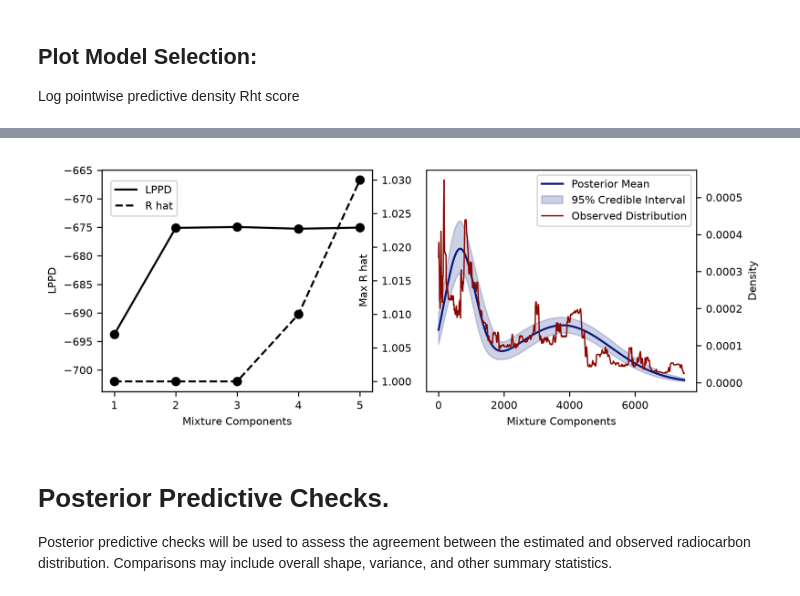
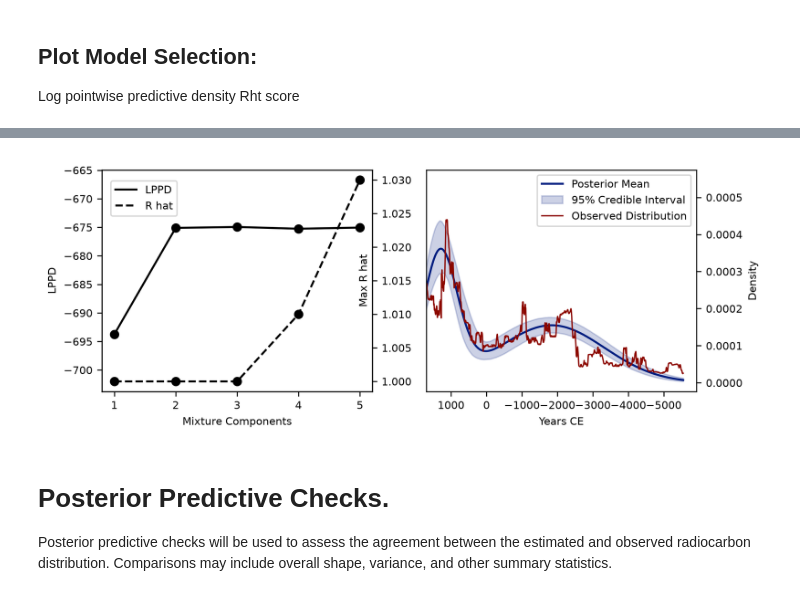
Before and after one commit to marchmanjake/radiocarbon, a Jupyter notebook: final_project_model_pipeline-1.ipynb, the cells around one changed output, grey strips where cells are left out. Cells and saved outputs as stored; diff of their text form; code cells hidden in the pictures.

```diff
--- a/final_project_model_pipeline-1.ipynb
+++ b/final_project_model_pipeline-1.ipynb
@@ -113,0 +116,16 @@ calendar_years = np.arange(start=0,stop=calibrated_density_grid.shape[1])
+# %%
+from iosacal.plot import single_plot as single_plot
+
+ind_island_plot = R(5830, 30, "Beta-419383")
+calibrated_age = ind_island_plot.calibrate("intcal20")
+single_plot(calibrated_age)
+fig = plt.gcf()
+fig.axes[0].set_facecolor('white')
+fig.axes[2].patches[0].set_facecolor('tab:green')
+fig.set_size_inches(3.5,3.5)
+for t in fig.axes[0].findobj(match=plt.Text):
+    if "probability" in t.get_text():
+        t.remove()
+    if "Reimer" in t.get_text():
+        t.set_fontsize(7)
+fig.savefig('calibration.png',bbox_inches='tight')
@@ -620,39 +620,41 @@ plt.rcParams.update({'font.size': 8})
 fig, axes = plt.subplots(nrows=1, ncols=2, figsize=(8,3), dpi=300)
 
 ax1 = axes[0]
 
 ax1.scatter(mixtures, lppd, color="black")
 ax1.plot(mixtures, lppd, color="black",label="LPPD")
 ax1.set_ylim(np.min(lppd)-10, np.max((lppd))+10)
 ax12 = ax1.twinx()
 ax12.plot(mixtures, np.round(rhats,2), color="black", linestyle="--",label="R hat")
 ax12.scatter(mixtures, np.round(rhats,2), color="black")
 fig.legend(loc=(0.1,0.78))
 plt.xticks([1,2,3,4,5])
 ax1.set_xlabel("Mixture Components")
 ax1.set_ylabel("LPPD")
 ax12.set_ylabel("Max R hat")
 ax12.yaxis.set_label_coords(0.95, 0.5)
 
 ax2 = axes[1]
 #plt.style.use('seaborn-v0_8-dark')
-ax2.plot(calendar_years, posterior_density_mean, label="Posterior Mean", color="#001C7F")
+ax2.plot(1950-calendar_years, posterior_density_mean, label="Posterior Mean", color="#001C7F")
 #plt.plot(calendar_years, posterior_density_q1, linewidth=1)
 #plt.plot(calendar_years, posterior_density_q2, linewidth=1)
-ax2.fill_between(calendar_years, posterior_density_q1,posterior_density_q2, alpha=0.2, label="95% Credible Interval",color="#001C7F")
-ax2.plot(calendar_years,spd/calibrated_density_grid.shape[0], label="Observed Distribution", color= "#8C0800", linewidth=1)
+ax2.fill_between(1950-calendar_years, posterior_density_q1,posterior_density_q2, alpha=0.2, label="95% Credible Interval",color="#001C7F")
+ax2.plot(1950-calendar_years,spd/calibrated_density_grid.shape[0], label="Observed Distribution", color= "#8C0800", linewidth=1)
+ax2.invert_xaxis()
 ax2.legend()
+ax2.set_xlim(xmin=1700)
 ax2.set_ylabel("Density")
 ax2.yaxis.tick_right()
 ax2.yaxis.set_label_position('right')
-ax2.set_xlabel("Mixture Components")
+ax2.set_xlabel("Years CE")
 
 #plt.xlim(400,7500)
 
 
-plt.savefig("testfile.png", dpi=300)
+plt.savefig("densityplot.png", bbox_inches='tight', dpi=300)
 # %% [output]
-[figure, old version]
+[figure, new version]
 # %% [markdown]
 # Posterior Predictive Checks.
 
```
Also changed, not shown: parts of 5 cells of this notebook.
